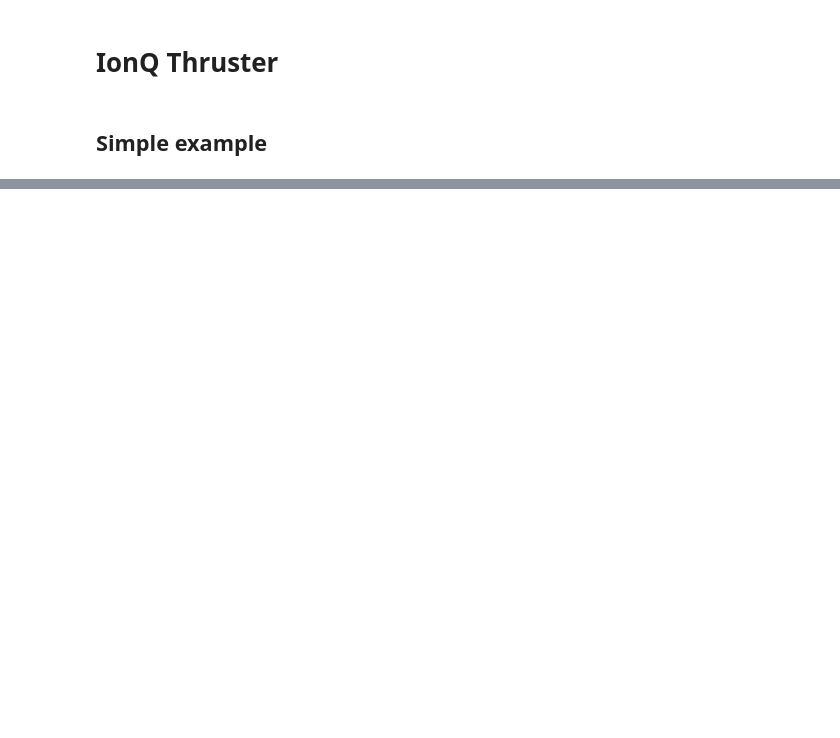
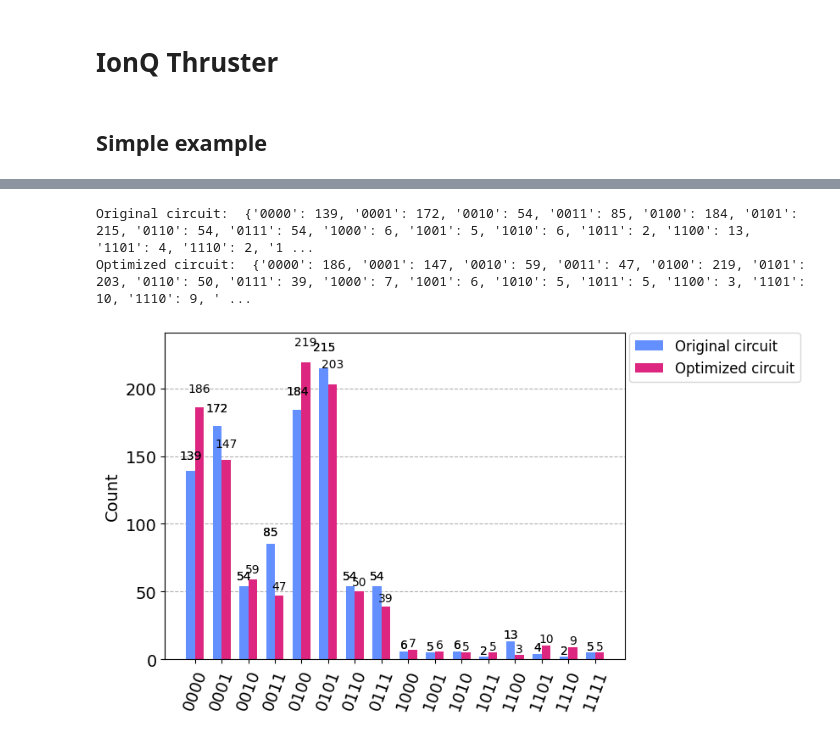
Before and after one commit to ionq-samples/Ion-Q-Thruster, a Jupyter notebook: example.ipynb, the cells around one changed output, grey strips where cells are left out. Cells and saved outputs as stored; diff of their text form; code cells hidden in the pictures; blank space fills up the shorter version.

```diff
--- a/example.ipynb
+++ b/example.ipynb
@@ -81,0 +120,15 @@ Custom transpiler:
+# %%
+job3 = backend.run(original_circuit, noise_model="aria-1", shots=1000)
+job4 = backend.run(optimize_circuit, noise_model="aria-1", shots=1000)
+
+count3 = job3.get_counts()
+print(f"Original circuit: ", count3)
+
+count4 = job4.get_counts()
+print(f"Optimized circuit: ", count4)
+
+plot_histogram([count3, count4], legend=["Original circuit", "Optimized circuit"])
+# %% [output]
+Original circuit:  {'0000': 139, '0001': 172, '0010': 54, '0011': 85, '0100': 184, '0101': 215, '0110': 54, '0111': 54, '1000': 6, '1001': 5, '1010': 6, '1011': 2, '1100': 13, '1101': 4, '1110': 2, '1 ...
+Optimized circuit:  {'0000': 186, '0001': 147, '0010': 59, '0011': 47, '0100': 219, '0101': 203, '0110': 50, '0111': 39, '1000': 7, '1001': 6, '1010': 5, '1011': 5, '1100': 3, '1101': 10, '1110': 9, ' ...
+[figure, added]
```
Also changed, not shown: parts of 11 cells of this notebook, 6 other files.
